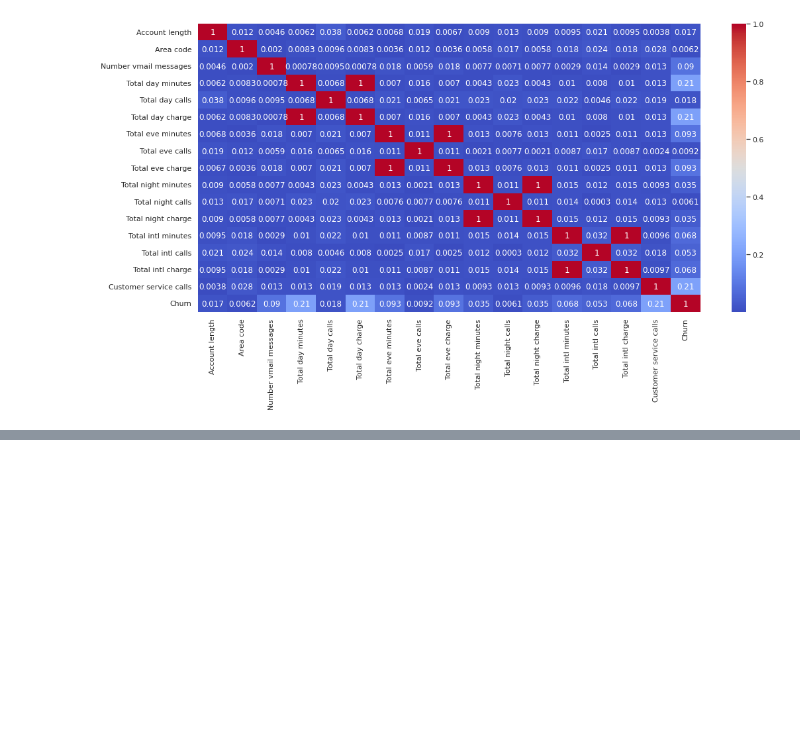
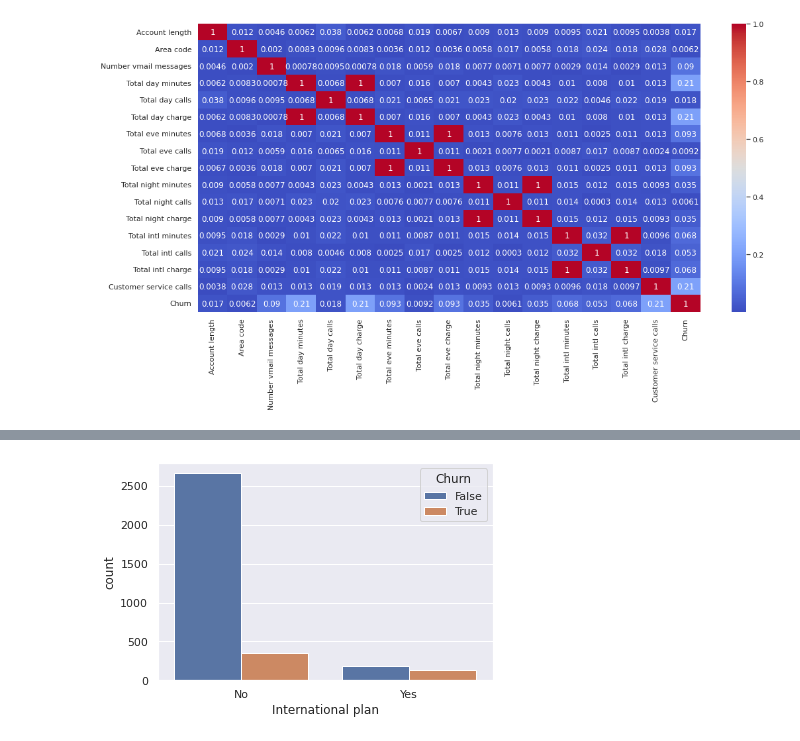
Before and after one commit to pi-mishra/Telecom_churn_eda, a Jupyter notebook: Telecom_Churn_Analysis_(Piyush)_Capstone_Project.ipynb, the cells around one changed output, grey strips where cells are left out. Cells and saved outputs as stored; diff of their text form; code cells hidden in the pictures; blank space fills up the shorter version.

```diff
--- a/Telecom_Churn_Analysis_(Piyush)_Capstone_Project.ipynb
+++ b/Telecom_Churn_Analysis_(Piyush)_Capstone_Project.ipynb
@@ -354,0 +386,7 @@ sns.heatmap(abs(correlation), annot=True, cmap='coolwarm')
+# %%
+#graphical represention of international plan with respect to churn
+sns.set(style="darkgrid")
+ax = sns.countplot(x='International plan', hue="Churn", data=df)
+plt.show()
+# %% [output]
+[figure, added]
```
Also changed, not shown: parts of 18 cells of this notebook.
